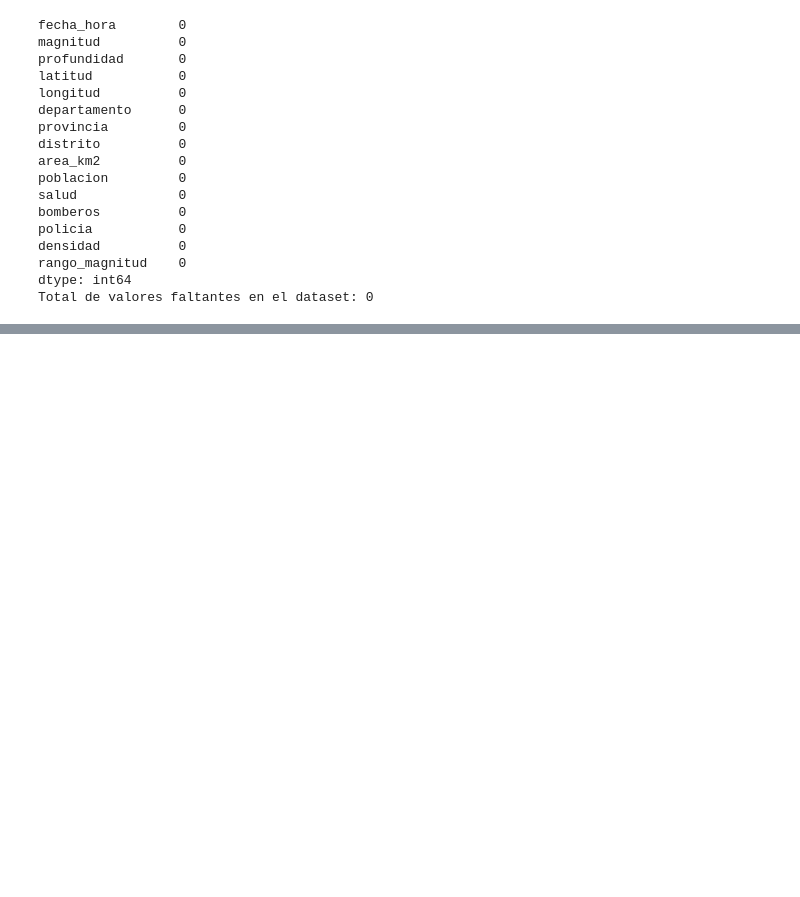
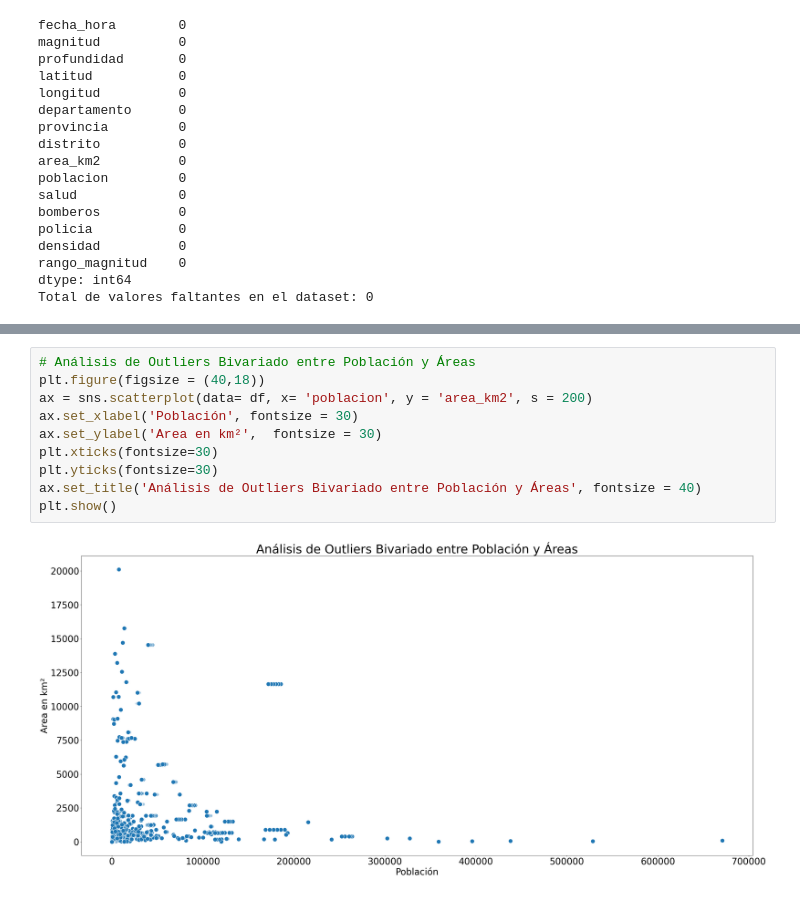
Before and after one commit to lmontoyas/project_IGP, a Jupyter notebook: entregable/adquisition_ipg.ipynb, the cells around one changed output, grey strips where cells are left out. Drawn from its saved outputs; the diff is of its cells as text; blank space fills up the shorter version.

```diff
--- a/entregable/adquisition_ipg.ipynb
+++ b/entregable/adquisition_ipg.ipynb
@@ -1029,0 +1194,12 @@ Total de valores faltantes en el dataset: 0
+# %%
+# Análisis de Outliers Bivariado entre Población y Áreas
+plt.figure(figsize = (40,18))
+ax = sns.scatterplot(data= df, x= 'poblacion', y = 'area_km2', s = 200)
+ax.set_xlabel('Población', fontsize = 30)
+ax.set_ylabel('Area en km²',  fontsize = 30)
+plt.xticks(fontsize=30)
+plt.yticks(fontsize=30)
+ax.set_title('Análisis de Outliers Bivariado entre Población y Áreas', fontsize = 40)
+plt.show()
+# %% [output]
+[figure, added]
```
Also changed, not shown: parts of 20 cells of this notebook.
